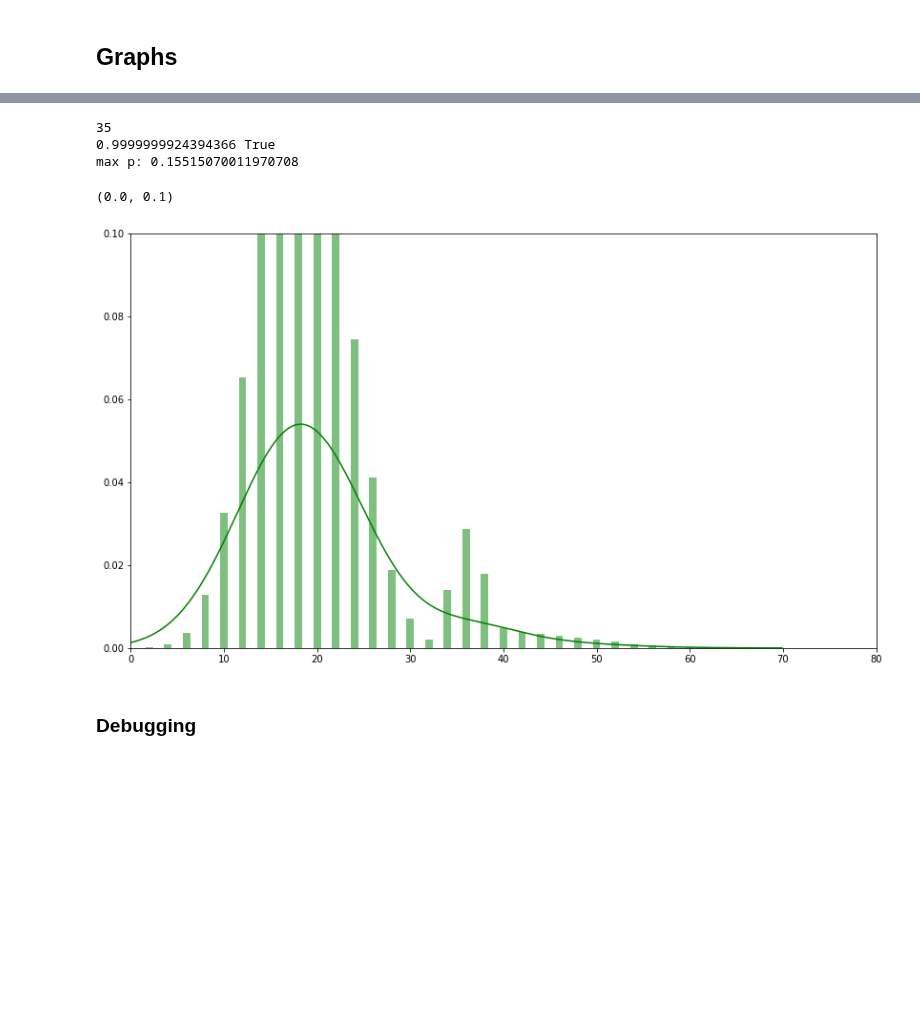
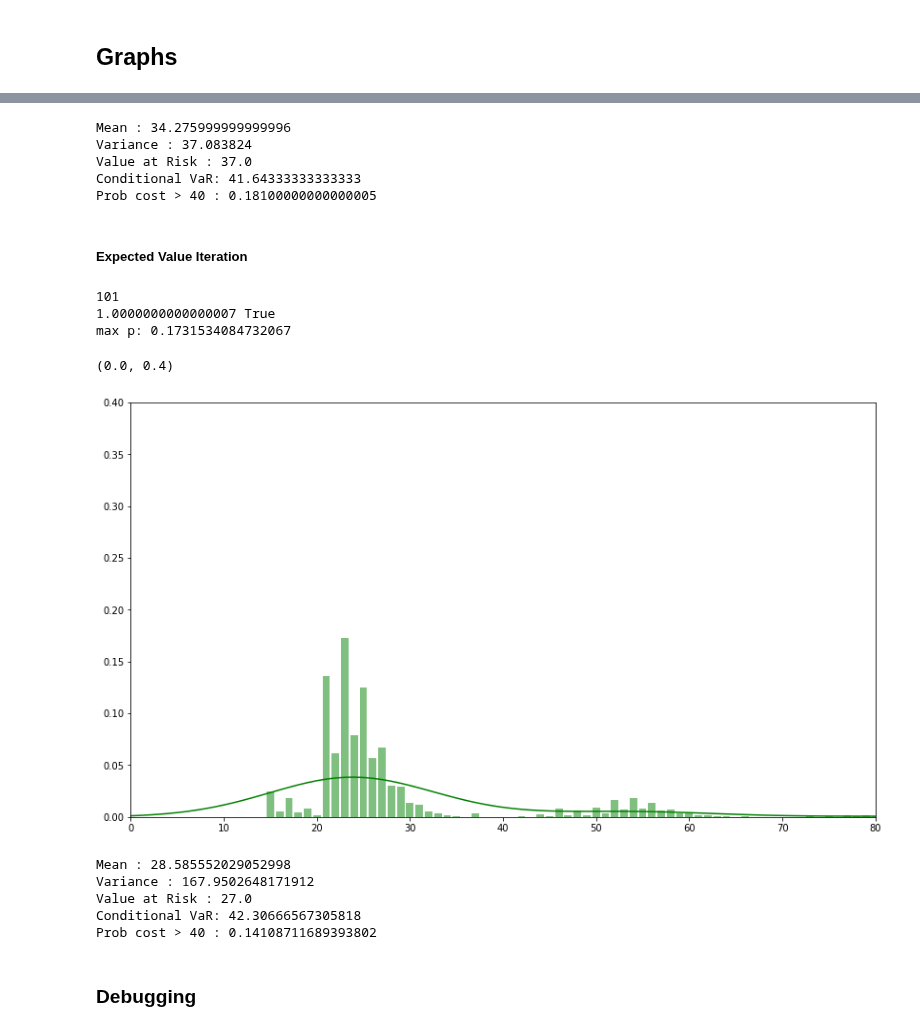
Before and after one commit to yannikschnitzer/prism, a Jupyter notebook: prism/distr.ipynb, the cells around one changed output, grey strips where cells are left out. Cells and saved outputs as stored; diff of their text form; code cells hidden in the pictures; blank space fills up the shorter version.

```diff
--- a/prism/distr.ipynb
+++ b/prism/distr.ipynb
@@ -69,32 +174,66 @@ max p: 0.2175240911392246
+# %%
+alpha=0.7
+thresh = 40
+
+print(f"Mean : {weighted_mean(z_q, rp_q)}")
+print(f"Variance : {variance(z_q, rp_q)}")
+var_q = VaR(z_q, rp_q, alpha)
+print(f"Value at Risk : {var_q}")
+print(f"Conditional VaR: {CVaR(z_q, rp_q, var_q, alpha)}")
+print(f"Prob cost > {thresh} : {prob_threshold(z_q, rp_q, thresh)}")
+# %% [output]
+Mean : 34.275999999999996
+Variance : 37.083824
+Value at Risk : 37.0
+Conditional VaR: 41.64333333333333
+Prob cost > 40 : 0.18100000000000005
+# %% [markdown]
+##### Expected Value Iteration
 # %%
 dist = pd.read_csv('distr_exp_c51.csv')
 #dist.head(10)
 rx_e = dist['r'].to_numpy()
 rp_e = dist['p'].to_numpy()
 z_e = dist['z'].to_numpy()
 n = np.max(np.where(rp_e > 1e-8))
 rx_e = rx_e[0:n+1]
 rp_e = rp_e[0:n+1]
 z_e = z_e[0:n+1]
 
-print(n)
+print(len(dist.index))
 print(np.sum(rp_e), np.allclose(np.sum(rp_e), 1))
 print("max p:", np.max(rp_e))
 distr_e = scipy.stats.rv_discrete(values=(z_e, rp_e))
 # h = plt.bar(rx_e, rp_e, alpha=0.5)
 plt.figure(figsize=(14,8))
-h = plt.bar(z_e, distr_e.pmf(z_e), alpha=0.5, color='g')
+h = plt.bar(z_e, rp_e, alpha=0.5, color='g')
 kernel = scipy.stats.gaussian_kde(z_e, weights=rp_e)
-range = np.arange(0, z_e[-1], 0.1)
-plt.plot(range, kernel(range), color='g')
+range = np.arange(0, z_e[-1]+z_e[1], z_e[1])
+plt.plot(range, kernel(z_e), color='g')
 plt.xlim([0,80])
-plt.ylim([0,0.1])
+plt.ylim([0,0.4])
 # %% [output]
-35
-0.9999999924394366 True
-max p: 0.15515070011970708
+101
+1.0000000000000007 True
+max p: 0.1731534084732067
-(0.0, 0.1)
+(0.0, 0.4)
-[figure, old version]
+[figure, new version]
+# %%
+alpha=0.7
+thresh = 40
+
+print(f"Mean : {weighted_mean(z_e, rp_e)}")
+print(f"Variance : {variance(z_e, rp_e)}")
+var_exp = VaR(z_e, rp_e, alpha)
+print(f"Value at Risk : {var_exp}")
+print(f"Conditional VaR: {CVaR(z_e, rp_e, var_exp, alpha)}")
+print(f"Prob cost > {thresh} : {prob_threshold(z_e, rp_e, thresh)}")
+# %% [output]
+Mean : 28.585552029052998
+Variance : 167.9502648171912
+Value at Risk : 27.0
+Conditional VaR: 42.30666567305818
+Prob cost > 40 : 0.14108711689393802
 # %% [markdown]
 ### Debugging
 # %%
```
Also changed, not shown: parts of 13 cells of this notebook, 8 other files.
